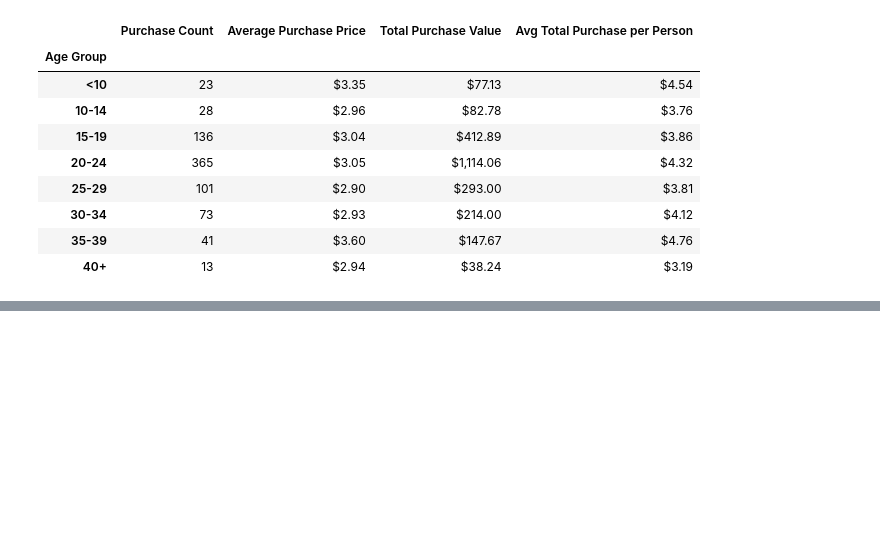
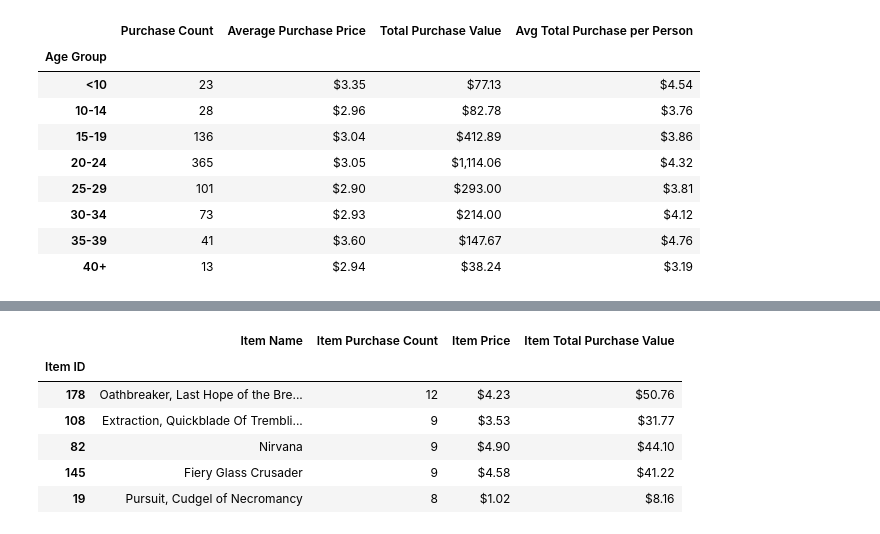
Before and after one commit to finianoneill/heroes_of_pymoli, a Jupyter notebook: HeroesOfPymoli/heroes_of_pymoli.ipynb, the cells around one changed output, grey strips where cells are left out. Saved outputs shown, nothing was run; the diff lists cells and outputs as text; code cells hidden in the pictures; blank space fills up the shorter version.

```diff
--- a/HeroesOfPymoli/heroes_of_pymoli.ipynb
+++ b/HeroesOfPymoli/heroes_of_pymoli.ipynb
@@ -226,0 +282,42 @@ age_purchase_analysis_df
+# %%
+# first get list of unique item IDs
+unique_item_ids = game_purchase_data["Item ID"].unique()
+
+# get list of item names, purchase counts, item price and total purchase value
+# associated with unique item id and store in lists
+item_names = []
+item_purchase_counts = []
+item_price = []
+item_purchase_value = []
+for item_id in unique_item_ids:
+    item_names.append(game_purchase_data.loc[game_purchase_data["Item ID"] == item_id, :]["Item Name"].iloc[0])
+    item_purchase_counts.append(game_purchase_data.loc[game_purchase_data["Item ID"] == item_id, :]["Purchase ID"].count())
+    item_price.append(game_purchase_data.loc[game_purchase_data["Item ID"] == item_id, :]["Price"].iloc[0])
+    item_purchase_value.append(game_purchase_data.loc[game_purchase_data["Item ID"] == item_id, :]["Price"].sum())
+
+# create dataframe for items
+items_df = pd.DataFrame({
+    "Item ID": unique_item_ids,
+    "Item Name": item_names,
+    "Item Purchase Count": item_purchase_counts,
+    "Item Price": item_price,
+    "Item Total Purchase Value": item_purchase_value
+}).set_index("Item ID")
+
+# sort item dataframe by item purchase count
+sorted_items_df = items_df.sort_values("Item Purchase Count", ascending=False)
+
+# format the item price and purchase value columns as dollar currency format
+sorted_items_df["Item Price"] = sorted_items_df["Item Price"].astype(float).map("${:,.2f}".format)
+sorted_items_df["Item Total Purchase Value"] = sorted_items_df["Item Total Purchase Value"].astype(float).map("${:,.2f}".format)
+
+# display the top 5 users by purchase value
+sorted_items_df.head()
+# %% [output]
+|  | Item Name | Item Purchase Count | Item Price | Item Total Purchase Value |
+| Item ID |  |  |  |  |
+| 178 | Oathbreaker, Last Hope of the Bre... | 12 | $4.23 | $50.76 |
+| 108 | Extraction, Quickblade Of Trembli... | 9 | $3.53 | $31.77 |
+| 82 | Nirvana | 9 | $4.90 | $44.10 |
+| 145 | Fiery Glass Crusader | 9 | $4.58 | $41.22 |
+| 19 | Pursuit, Cudgel of Necromancy | 8 | $1.02 | $8.16 |
```
Also changed, not shown: parts of 7 cells of this notebook, 2 other files.
